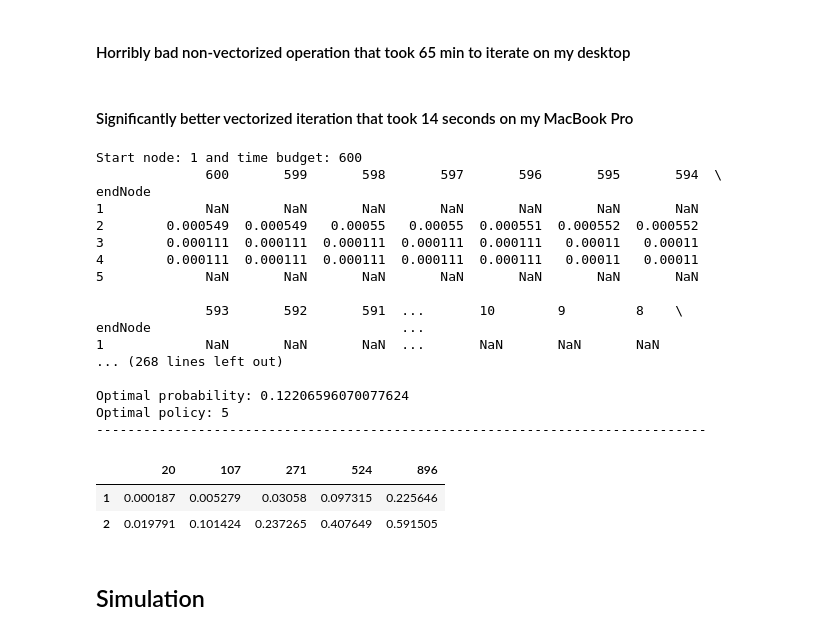
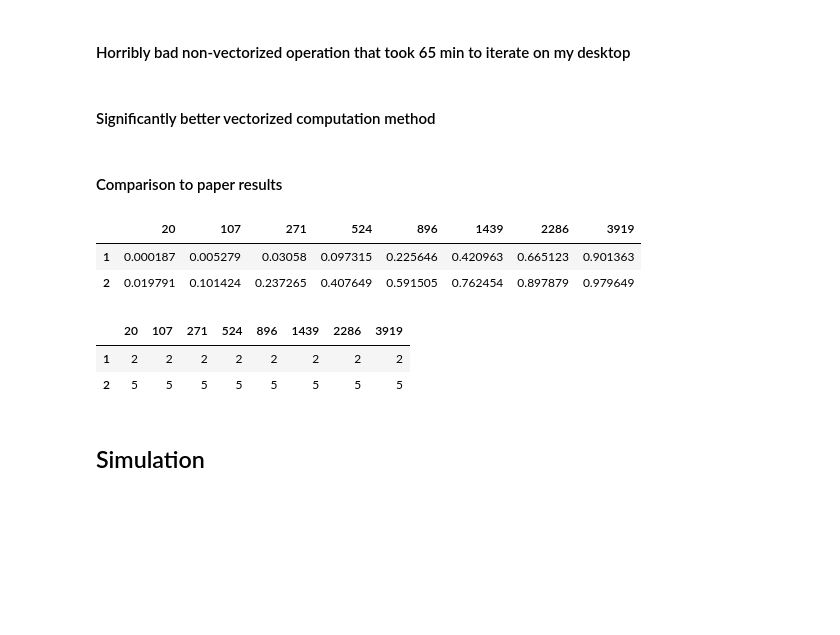
Before and after one commit to darpitydarp/ECI-253, a Jupyter notebook: HW3/ECI_253_HW3.ipynb, the cells around one changed output. Drawn from its saved outputs; the diff is of its cells as text; code cells hidden in the pictures; blank space fills up the shorter version.

```diff
--- a/HW3/ECI_253_HW3.ipynb
+++ b/HW3/ECI_253_HW3.ipynb
@@ -74,8 +98,8 @@ for i, startNode in enumerate(nodes):
 # %%
 for startNode, endNode in gammaDistributions.index:
-    if gammaDistributions.loc[startNode, endNode] is np.nan:
-        print(f'{startNode} -> {endNode} does not exist')
+    if gammaDistributions.loc[startNode, endNode].isna().any():
+        print(f'Edge {startNode} -> {endNode} does not exist')
         continue
     else:
-        print(f'{startNode} -> {endNode}: ',f'{gammaDistributions.loc[startNode, endNode].sum()}')
+        print(f'Edge {startNode} -> {endNode}: ',f'{gammaDistributions.loc[startNode, endNode].sum()}')
 # %% [output]
@@ -152,8 +176,8 @@ policy = pd.DataFrame(
 #         print(f'{np.argmax(tempProbabilities)}')
 #         print('\n')
 #         probabilities.loc[startNode, timeBudget] = np.nanmax(tempProbabilities)
-# %% [markdown]
-#### Significantly better vectorized iteration that took 14 seconds on my MacBook Pro
+# %% [markdown]
+#### Significantly better vectorized computation method
 # %%
 # Iterate through all time budgets
 for timeBudget in np.arange(1, intervals + 1):
@@ -175,22 +199,6 @@ for timeBudget in np.arange(1, intervals + 1):
         result = gammaCalc.values * probabilitiesCalc.values
         row_sums = np.sum(result, axis=1)
 
-        if timeBudget == 600:
-            print(f'Start node: {startNode} and time budget: {timeBudget}')
-            print(gammaCalc)
-            print('\n')
-            print(probabilitiesCalc)
-            print('\n')
-            print(result)
-            print('\n')
-            print(row_sums)
-            print('\n')
-            print(f'Optimal probability: {np.nanmax(row_sums)}')
-            print(f'Optimal policy: {np.nanargmax(row_sums)+1}')
-            print('------------------------------------------------------------------------------')
-            print('\n')
-
-
         # Store the optimal probability
         probabilities.loc[startNode, timeBudget] = np.nanmax(row_sums)
 
@@ -199,29 +207,17 @@ for timeBudget in np.arange(1, intervals + 1):
             policy.loc[startNode, timeBudget] = np.nan
         else:
             policy.loc[startNode, timeBudget] = str(np.nanargmax(row_sums)+1)
-# %% [output]
-Start node: 1 and time budget: 600
-              600       599       598       597       596       595       594  \
-endNode
-1             NaN       NaN       NaN       NaN       NaN       NaN       NaN
-2        0.000549  0.000549   0.00055   0.00055  0.000551  0.000552  0.000552
-3        0.000111  0.000111  0.000111  0.000111  0.000111   0.00011   0.00011
-4        0.000111  0.000111  0.000111  0.000111  0.000111   0.00011   0.00011
-5             NaN       NaN       NaN       NaN       NaN       NaN       NaN
-
-              593       592       591  ...       10        9         8    \
-endNode                                ...
-1             NaN       NaN       NaN  ...       NaN       NaN       NaN
-... (268 lines left out)
-
-Optimal probability: 0.12206596070077624
-Optimal policy: 5
-------------------------------------------------------------------------------
+# %% [markdown]
+#### Comparison to paper results
 # %%
-probabilities.loc[['1','2'], [20,107,271,524,896]]
+display(probabilities.loc[['1','2'], [20,107,271,524,896,1439,2286,3919]])
+display(policy.loc[['1','2'], [20,107,271,524,896,1439,2286,3919]])
 # %% [output]
-|  | 20 | 107 | 271 | 524 | 896 |
-| 1 | 0.000187 | 0.005279 | 0.03058 | 0.097315 | 0.225646 |
-| 2 | 0.019791 | 0.101424 | 0.237265 | 0.407649 | 0.591505 |
+|  | 20 | 107 | 271 | 524 | 896 | 1439 | 2286 | 3919 |
+| 1 | 0.000187 | 0.005279 | 0.03058 | 0.097315 | 0.225646 | 0.420963 | 0.665123 | 0.901363 |
+| 2 | 0.019791 | 0.101424 | 0.237265 | 0.407649 | 0.591505 | 0.762454 | 0.897879 | 0.979649 |
+|  | 20 | 107 | 271 | 524 | 896 | 1439 | 2286 | 3919 |
+| 1 | 2 | 2 | 2 | 2 | 2 | 2 | 2 | 2 |
+| 2 | 5 | 5 | 5 | 5 | 5 | 5 | 5 | 5 |
 # %% [markdown]
 ## Simulation
```
Also changed, not shown: parts of 3 cells of this notebook.
